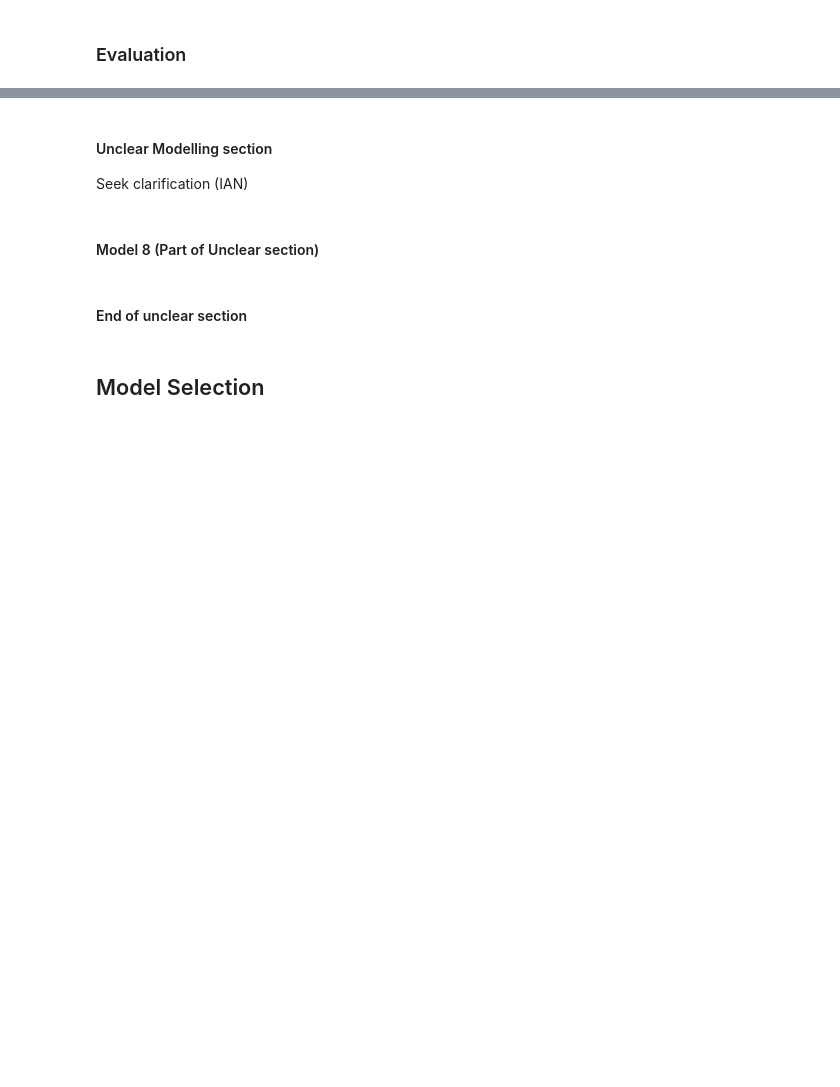
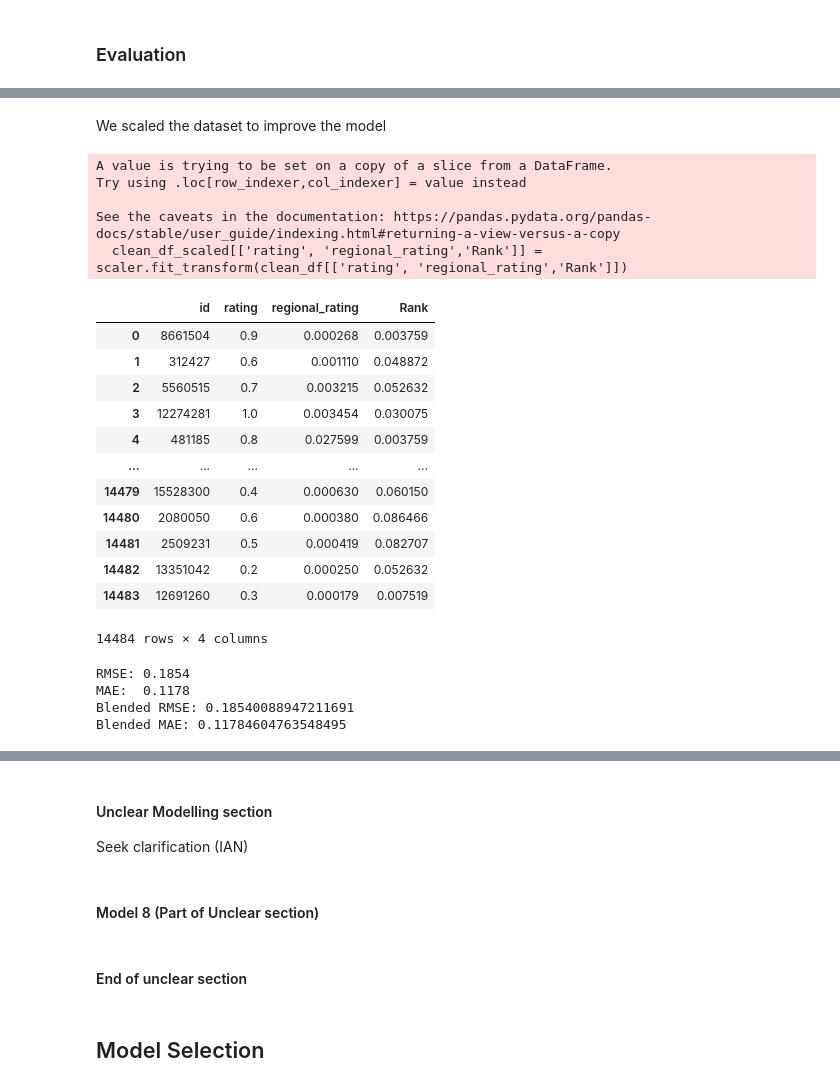
Before and after one commit to R3TR0Quan/travel-destination-recommendation-sys, a Jupyter notebook: modelling.ipynb, the cells around one changed output, grey strips where cells are left out. Saved outputs shown, nothing was run; the diff lists cells and outputs as text; code cells hidden in the pictures; blank space fills up the shorter version.

Commit message:
Updated the modelling section.

```diff
--- a/modelling.ipynb
+++ b/modelling.ipynb
@@ -557,0 +678,80 @@ R-squared measures the proportion of the variance in the dependent variable that
+# %% [markdown]
+We scaled the dataset to improve the model
+# %%
+from sklearn.preprocessing import MinMaxScaler
+clean_df_scaled = clean_df[[ 'id', 'regional_rating', 'rating', 'Rank']]
+# Apply MinMaxScaler to 'rating' and 'Rank' columns
+scaler = MinMaxScaler()
+clean_df_scaled[['rating', 'regional_rating','Rank']] = scaler.fit_transform(clean_df[['rating', 'regional_rating','Rank']])
+clean_df_scaled[['id', 'rating', 'regional_rating','Rank']]
+# %% [output]
+A value is trying to be set on a copy of a slice from a DataFrame.
+Try using .loc[row_indexer,col_indexer] = value instead
+
+See the caveats in the documentation: https://pandas.pydata.org/pandas-docs/stable/user_guide/indexing.html#returning-a-view-versus-a-copy
+  clean_df_scaled[['rating', 'regional_rating','Rank']] = scaler.fit_transform(clean_df[['rating', 'regional_rating','Rank']])
+|  | id | rating | regional_rating | Rank |
+| 0 | 8661504 | 0.9 | 0.000268 | 0.003759 |
+| 1 | 312427 | 0.6 | 0.001110 | 0.048872 |
+| 2 | 5560515 | 0.7 | 0.003215 | 0.052632 |
+| 3 | 12274281 | 1.0 | 0.003454 | 0.030075 |
+| 4 | 481185 | 0.8 | 0.027599 | 0.003759 |
+| ... | ... | ... | ... | ... |
+| 14479 | 15528300 | 0.4 | 0.000630 | 0.060150 |
+| 14480 | 2080050 | 0.6 | 0.000380 | 0.086466 |
+| 14481 | 2509231 | 0.5 | 0.000419 | 0.082707 |
+| 14482 | 13351042 | 0.2 | 0.000250 | 0.052632 |
+| 14483 | 12691260 | 0.3 | 0.000179 | 0.007519 |
+14484 rows × 4 columns
+# %%
+import pandas as pd
+from surprise.model_selection import train_test_split
+from surprise import accuracy
+from surprise.prediction_algorithms.matrix_factorization import NMF
+from surprise.prediction_algorithms.matrix_factorization import SVD
+from surprise.prediction_algorithms.matrix_factorization import SVDpp
+from surprise import Dataset, Reader
+
+# Convert Surprise Dataset to pandas DataFrame
+df = pd.DataFrame(clean_df_scaled[['id', 'regional_rating', 'rating']])
+
+# Load the data into Surprise Dataset format
+reader = Reader(rating_scale=(1, 5))
+data = Dataset.load_from_df(df, reader)
+
+# Split the data into train and test sets
+trainset, testset = train_test_split(data, test_size=0.2, random_state=42)
+
+# Define the base models
+models = [
+    NMF(random_state=42),
+    SVD(random_state=42),
+    SVDpp(random_state=42)
+]
+
+# Train the base models
+model_predictions = []
+for model in models:
+    model.fit(trainset)
+    predictions = model.test(testset)
+    model_predictions.append(predictions)
+
+# Combine the predictions from the base models
+blended_predictions = []
+for i in range(len(testset)):
+    ratings = [pred[i].est for pred in model_predictions]
+    blended_rating = sum(ratings) / len(ratings)
+    user, item, true_rating = testset[i]
+    blended_predictions.append((user, item, true_rating, blended_rating, None))
+
+# Evaluate the blended predictions
+blended_rmse = accuracy.rmse(blended_predictions)
+blended_mae = accuracy.mae(blended_predictions)
+
+print("Blended RMSE:", blended_rmse)
+print("Blended MAE:", blended_mae)
+# %% [output]
+RMSE: 0.1854
+MAE:  0.1178
+Blended RMSE: 0.18540088947211691
+Blended MAE: 0.11784604763548495
```
Also changed, not shown: parts of 53 cells of this notebook, 1 other file.
